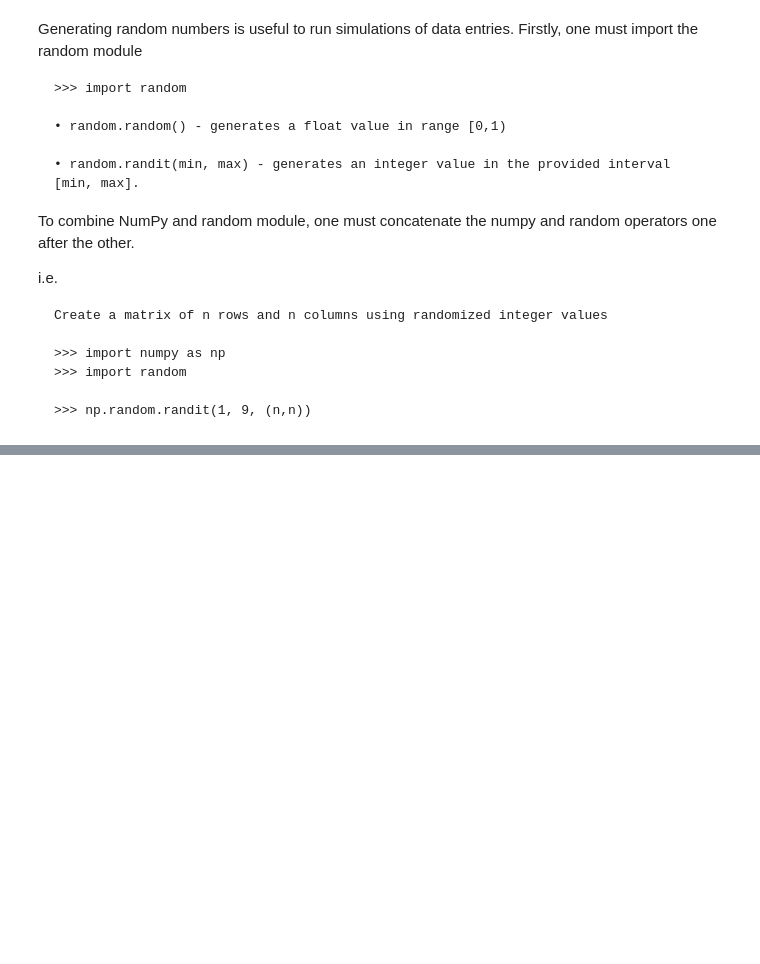
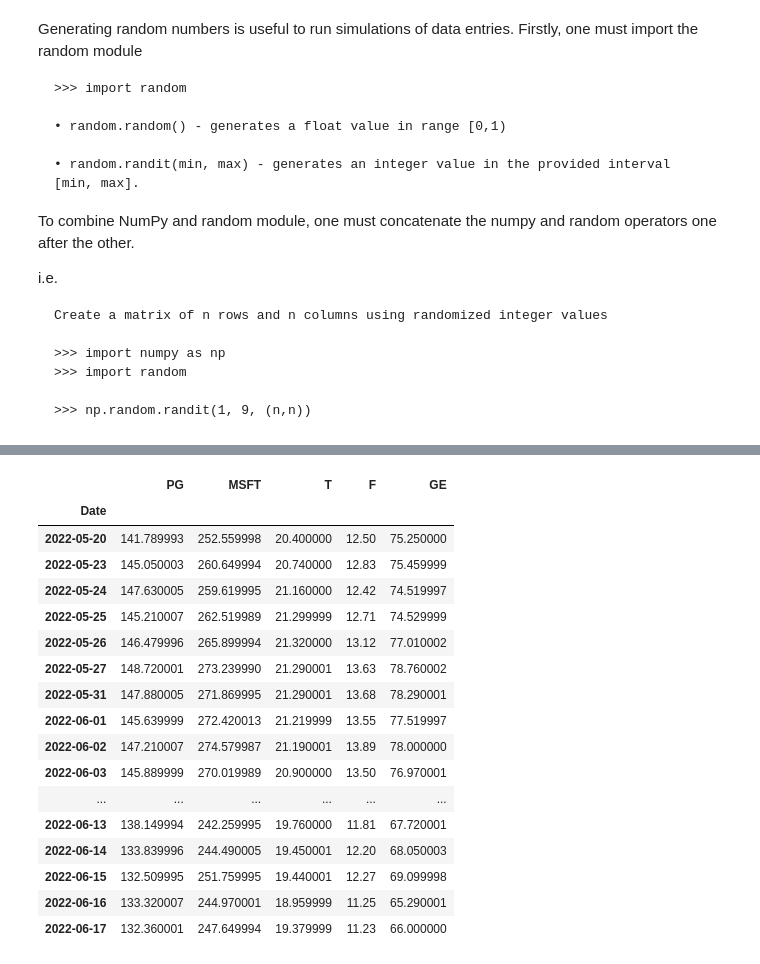
Before and after one commit to AlenVS02/python_for_finance, a Jupyter notebook: exercises.ipynb, the cells around one changed output, grey strips where cells are left out. Saved outputs shown, nothing was run; the diff lists cells and outputs as text; code cells hidden in the pictures; blank space fills up the shorter version.

```diff
--- a/exercises.ipynb
+++ b/exercises.ipynb
@@ -97,0 +184,27 @@ Apple
+# %%
+tickers = ['PG', 'MSFT', 'T', 'F', 'GE']
+new_data = pd.DataFrame()
+
+for t in tickers:
+    new_data[t] = wb.DataReader(t, data_source='yahoo', start='1995-1-1')['Adj Close']
+# %%
+new_data.tail(20)
+# %% [output]
+|  | PG | MSFT | T | F | GE |
+| Date |  |  |  |  |  |
+| 2022-05-20 | 141.789993 | 252.559998 | 20.400000 | 12.50 | 75.250000 |
+| 2022-05-23 | 145.050003 | 260.649994 | 20.740000 | 12.83 | 75.459999 |
+| 2022-05-24 | 147.630005 | 259.619995 | 21.160000 | 12.42 | 74.519997 |
+| 2022-05-25 | 145.210007 | 262.519989 | 21.299999 | 12.71 | 74.529999 |
+| 2022-05-26 | 146.479996 | 265.899994 | 21.320000 | 13.12 | 77.010002 |
+| 2022-05-27 | 148.720001 | 273.239990 | 21.290001 | 13.63 | 78.760002 |
+| 2022-05-31 | 147.880005 | 271.869995 | 21.290001 | 13.68 | 78.290001 |
+| 2022-06-01 | 145.639999 | 272.420013 | 21.219999 | 13.55 | 77.519997 |
+| 2022-06-02 | 147.210007 | 274.579987 | 21.190001 | 13.89 | 78.000000 |
+| 2022-06-03 | 145.889999 | 270.019989 | 20.900000 | 13.50 | 76.970001 |
+| ... | ... | ... | ... | ... | ... |
+| 2022-06-13 | 138.149994 | 242.259995 | 19.760000 | 11.81 | 67.720001 |
+| 2022-06-14 | 133.839996 | 244.490005 | 19.450001 | 12.20 | 68.050003 |
+| 2022-06-15 | 132.509995 | 251.759995 | 19.440001 | 12.27 | 69.099998 |
+| 2022-06-16 | 133.320007 | 244.970001 | 18.959999 | 11.25 | 65.290001 |
+| 2022-06-17 | 132.360001 | 247.649994 | 19.379999 | 11.23 | 66.000000 |
```
Also changed, not shown: parts of 8 cells of this notebook, 1 other file.
